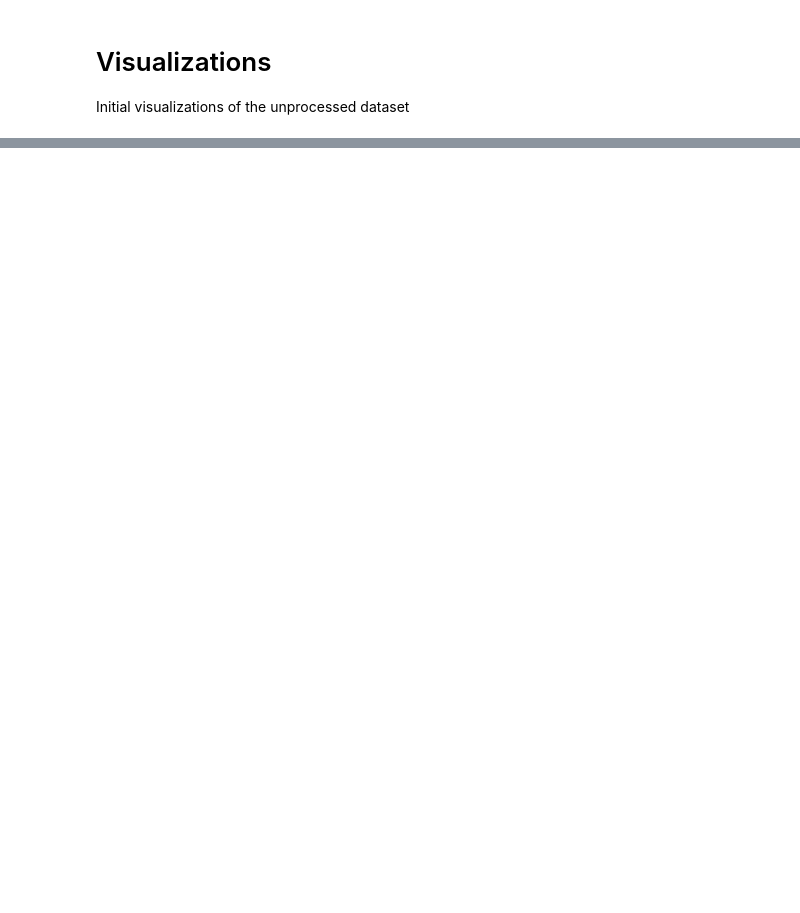
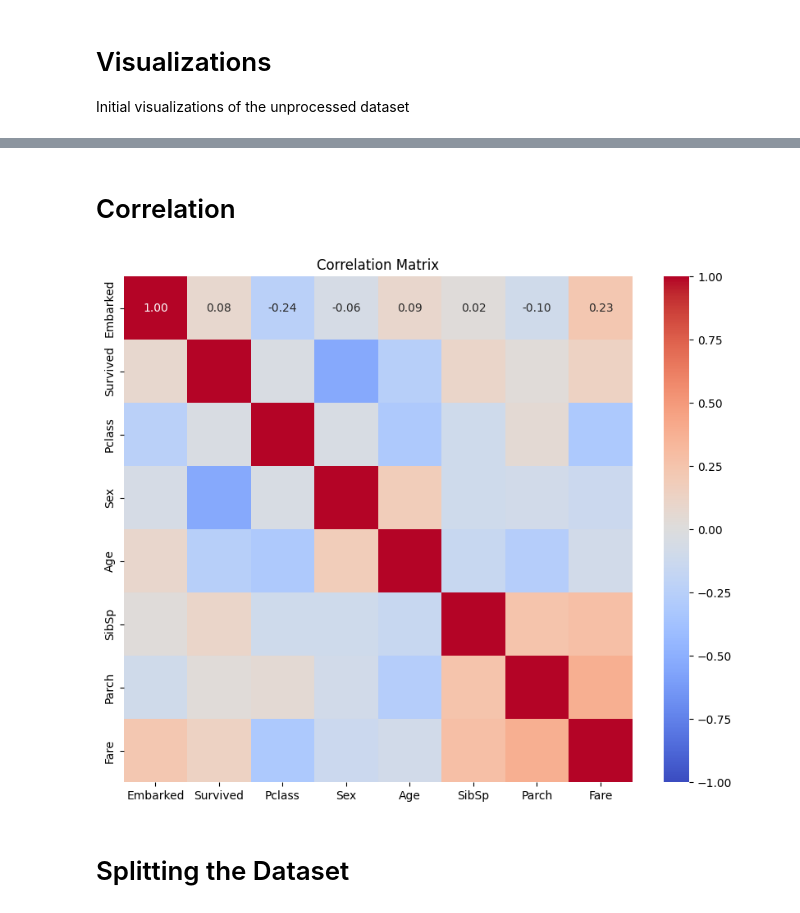
Before and after one commit to ulrichsene/titanicClassification, a Jupyter notebook: titanic.ipynb, the cells around one changed output, grey strips where cells are left out. Drawn from its saved outputs; the diff is of its cells as text; code cells hidden in the pictures; blank space fills up the shorter version.

```diff
--- a/titanic.ipynb
+++ b/titanic.ipynb
@@ -65,0 +178,16 @@ For each column, the average, median, mode are computed and displayed for contin
+# %% [markdown]
+# Correlation
+# %%
+correlation = np.corrcoef(covariance_table, rowvar=False)
+
+# plot correltion
+plt.figure(figsize=(10, 8))
+sns.heatmap(correlation, annot=True, fmt=".2f", cmap="coolwarm", xticklabels=feature_names, yticklabels=feature_names, vmin=-1, vmax=1)
+
+# Title and labels
+plt.title("Correlation Matrix")
+plt.show()
+# %% [output]
+[figure, added]
+# %% [markdown]
+# Splitting the Dataset
```
Also changed, not shown: parts of 17 cells of this notebook, 2 other files.
